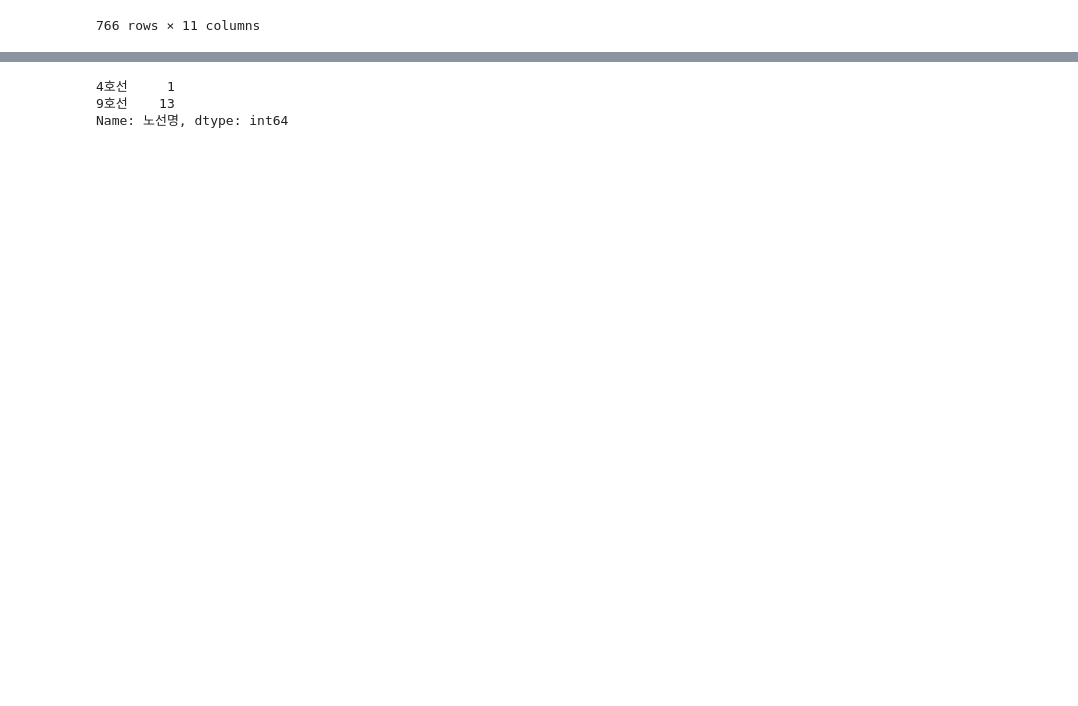
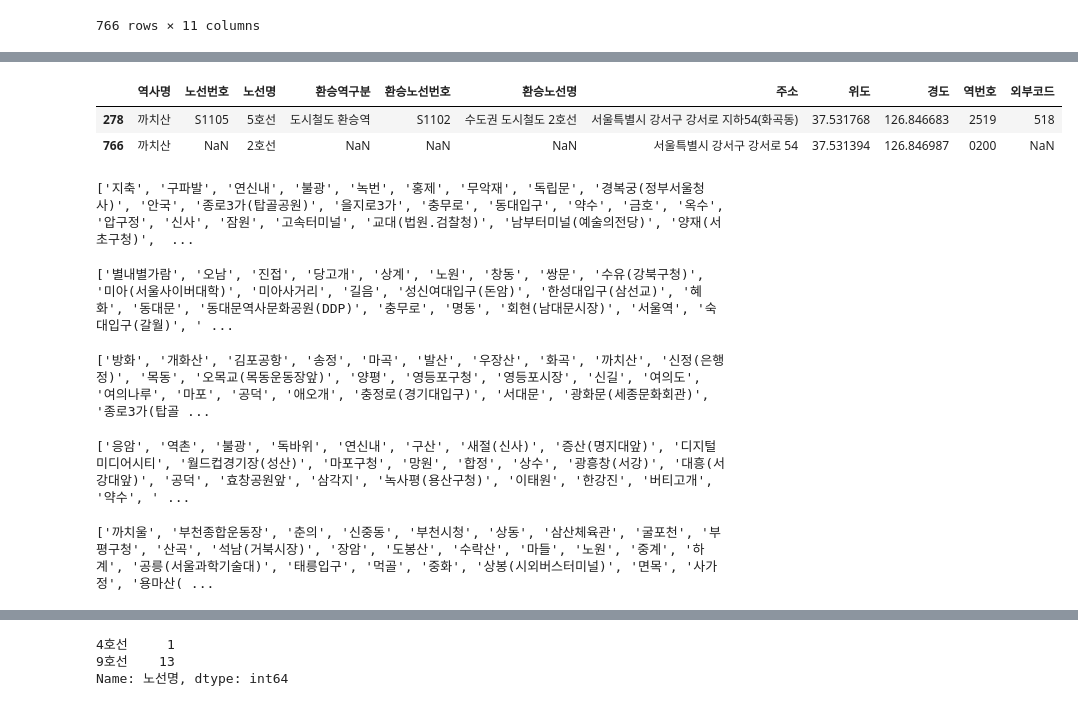
Before and after one commit to 23-1-CauCapstone-Team3/DataPreprocessing, a Jupyter notebook: train/station.ipynb, the cells around one changed output, grey strips where cells are left out. Cells and saved outputs as stored; diff of their text form; code cells hidden in the pictures; blank space fills up the shorter version.

```diff
--- a/train/station.ipynb
+++ b/train/station.ipynb
@@ -1622,0 +1671,39 @@ station_result
+# %%
+# 역번호 찾아오기 = 0200
+station_num_name_seoul[station_num_name_seoul["역사명"] == "까치산"]
+
+# 정보 수동 입력해서 추가해주기
+station_result.loc[766] = ["까치산", np.NaN, "2호선", np.NaN,
+                           np.NaN, np.NaN, "서울특별시 강서구 강서로 54", 37.531394, 126.846987, "0200", np.NaN]
+
+# 재확인
+station_result[station_result["역사명"] == "까치산"]
+# %% [output]
+|  | 역사명 | 노선번호 | 노선명 | 환승역구분 | 환승노선번호 | 환승노선명 | 주소 | 위도 | 경도 | 역번호 | 외부코드 |
+| 278 | 까치산 | S1105 | 5호선 | 도시철도 환승역 | S1102 | 수도권 도시철도 2호선 | 서울특별시 강서구 강서로 지하54(화곡동) | 37.531768 | 126.846683 | 2519 | 518 |
+| 766 | 까치산 | NaN | 2호선 | NaN | NaN | NaN | 서울특별시 강서구 강서로 54 | 37.531394 | 126.846987 | 0200 | NaN |
+# %%
+# 3호선 - 모두 존재
+print(list(station_result["역사명"][station_result["노선명"] == "3호선"]))
+# %% [output]
+['지축', '구파발', '연신내', '불광', '녹번', '홍제', '무악재', '독립문', '경복궁(정부서울청사)', '안국', '종로3가(탑골공원)', '을지로3가', '충무로', '동대입구', '약수', '금호', '옥수', '압구정', '신사', '잠원', '고속터미널', '교대(법원.검찰청)', '남부터미널(예술의전당)', '양재(서초구청)',  ...
+# %%
+# 4호선 - 모두 존재
+print(list(station_result["역사명"][station_result["노선명"] == "4호선"]))
+# %% [output]
+['별내별가람', '오남', '진접', '당고개', '상계', '노원', '창동', '쌍문', '수유(강북구청)', '미아(서울사이버대학)', '미아사거리', '길음', '성신여대입구(돈암)', '한성대입구(삼선교)', '혜화', '동대문', '동대문역사문화공원(DDP)', '충무로', '명동', '회현(남대문시장)', '서울역', '숙대입구(갈월)', ' ...
+# %%
+# 5호선 - 모두 존재
+print(list(station_result["역사명"][station_result["노선명"] == "5호선"]))
+# %% [output]
+['방화', '개화산', '김포공항', '송정', '마곡', '발산', '우장산', '화곡', '까치산', '신정(은행정)', '목동', '오목교(목동운동장앞)', '양평', '영등포구청', '영등포시장', '신길', '여의도', '여의나루', '마포', '공덕', '애오개', '충정로(경기대입구)', '서대문', '광화문(세종문화회관)', '종로3가(탑골 ...
+# %%
+# 6호선 - 모두 존재
+print(list(station_result["역사명"][station_result["노선명"] == "6호선"]))
+# %% [output]
+['응암', '역촌', '불광', '독바위', '연신내', '구산', '새절(신사)', '증산(명지대앞)', '디지털미디어시티', '월드컵경기장(성산)', '마포구청', '망원', '합정', '상수', '광흥창(서강)', '대흥(서강대앞)', '공덕', '효창공원앞', '삼각지', '녹사평(용산구청)', '이태원', '한강진', '버티고개', '약수', ' ...
+# %%
+# 7호선 - 모두 존재
+print(list(station_result["역사명"][station_result["노선명"] == "7호선"]))
+# %% [output]
+['까치울', '부천종합운동장', '춘의', '신중동', '부천시청', '상동', '삼산체육관', '굴포천', '부평구청', '산곡', '석남(거북시장)', '장암', '도봉산', '수락산', '마들', '노원', '중계', '하계', '공릉(서울과학기술대)', '태릉입구', '먹골', '중화', '상봉(시외버스터미널)', '면목', '사가정', '용마산( ...
```
Also changed, not shown: parts of 40 cells of this notebook, 1 other file.
